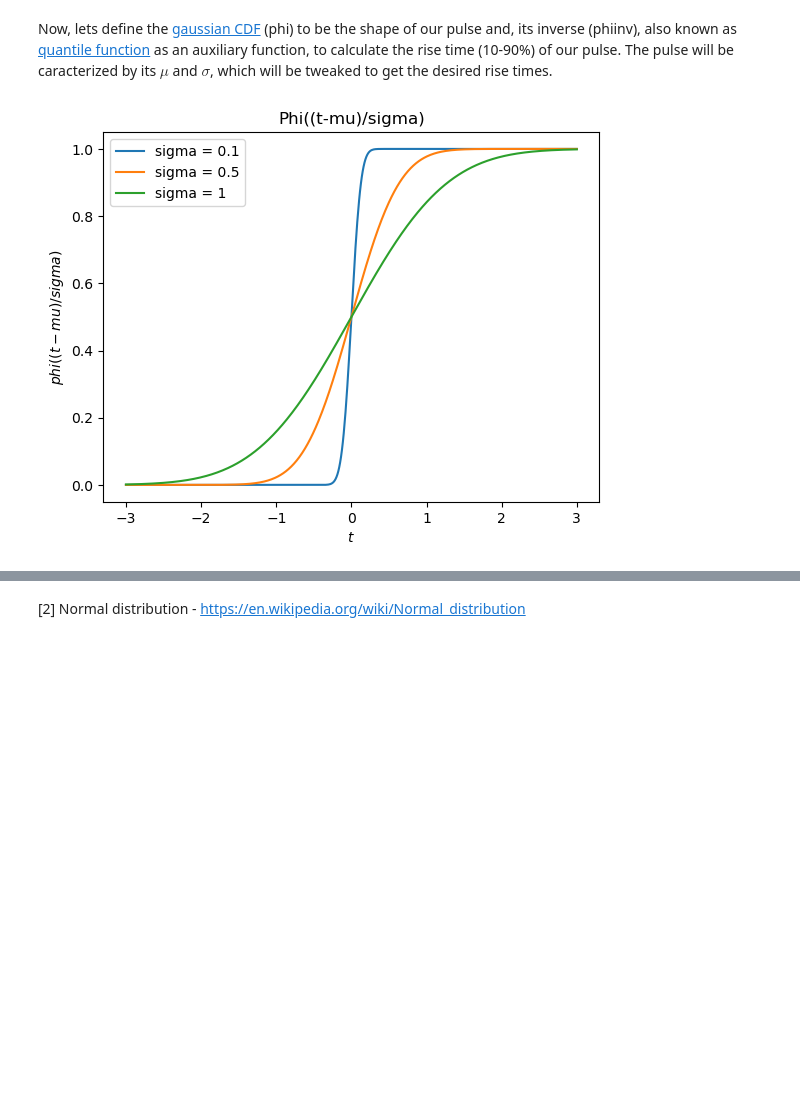
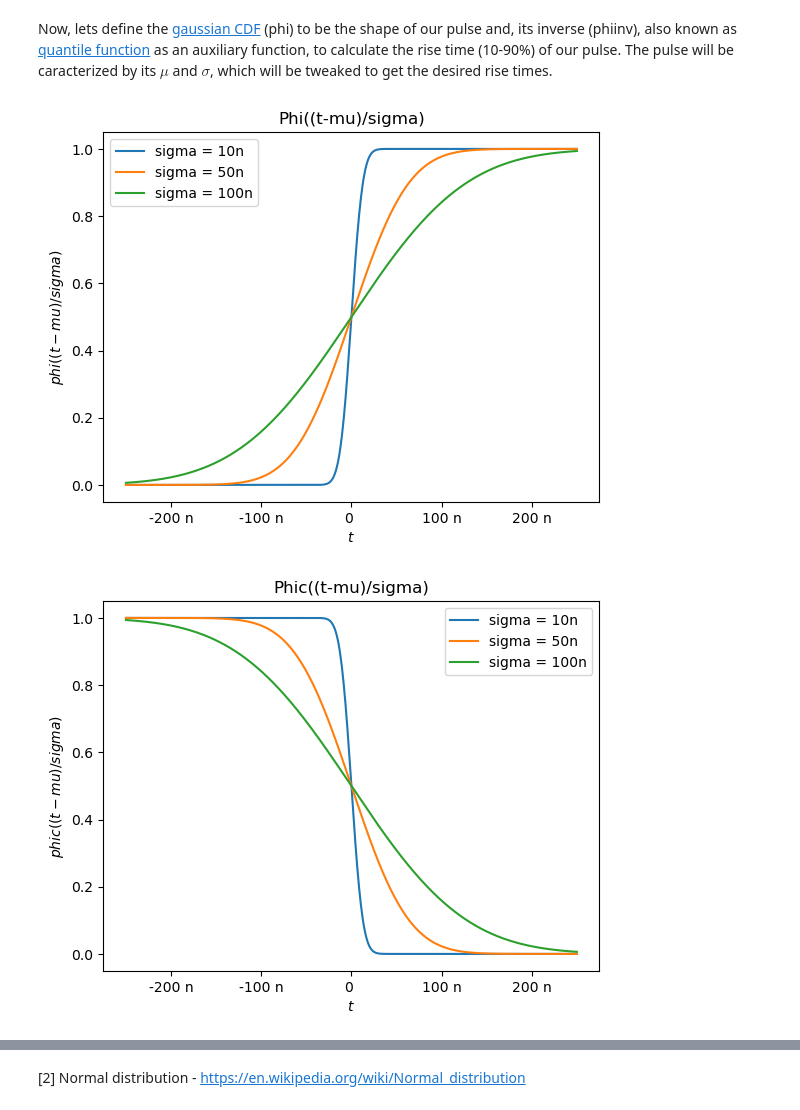
Before and after one commit to krgouveia/pulse_analysis, a Jupyter notebook: pulse analysis.ipynb, the cells around one changed output, grey strips where cells are left out. Saved outputs shown, nothing was run; the diff lists cells and outputs as text; code cells hidden in the pictures; blank space fills up the shorter version.

```diff
--- a/pulse analysis.ipynb
+++ b/pulse analysis.ipynb
@@ -25,6 +25,13 @@ plt.ylabel('$erf(t)$')
 plt.title('Erf(t)')
 plt.show()
 
+t = np.linspace(-3, 3)
+plt.plot(t, special.erfc(t)-1) # it needed to - 1 to keep the simetry
+plt.xlabel('$t$')
+plt.ylabel('$erfc(t)$')
+plt.title('Erfc(t)')
+plt.show()
+
 v = np.linspace(-1, 1)
 plt.plot(v, special.erfinv(v))
 plt.xlabel('$v$')
@@ -39,25 +47,74 @@ Now, lets define the [gaussian CDF](https://en.wikipedia.org/wiki/Normal_distrib
 # %%
 # using the erf to define the gaussian CDF
 def phi(t, mu, sigma):
     return 1/2 * (1 + special.erf((t - mu)/(sigma * np.sqrt(2))))
 
-t = np.linspace(-3, 3, num = 500)
+# using the erfc to define the gaussian CDFc
+def phic(t, mu, sigma):
+    return 1/2 * (special.erfc((t - mu)/(sigma * np.sqrt(2))))# it needed to - 1 to keep the simetry
+
+t = np.linspace(-250 *10**(-9), 250 *10**(-9), num = 500)
 mu = 0
-sigma = 0.1
-sigma2 = 0.5
-sigma3 = 1
+sigma = 10 * 10**(-9)
+sigma2 = 50 * 10**(-9)
+sigma3 = 100 * 10**(-9)
 
-plt.plot(t, phi(t, mu, sigma), label = 'sigma = 0.1')
-plt.plot(t, phi(t, mu, sigma2), label = 'sigma = 0.5')
-plt.plot(t, phi(t, mu, sigma3), label = 'sigma = 1')
+plt.plot(t, phi(t, mu, sigma), label = 'sigma = 10n')
+plt.plot(t, phi(t, mu, sigma2), label = 'sigma = 50n')
+plt.plot(t, phi(t, mu, sigma3), label = 'sigma = 100n')
 
 plt.xlabel('$t$')
 plt.ylabel('$phi((t-mu)/sigma)$')
 plt.title('Phi((t-mu)/sigma)')
 plt.legend()
+
+##### Define the formatter function for x-axis ticks
+#Courtesy of ChatGPT
+from matplotlib.ticker import FuncFormatter
+def format_x_ticks(value, _):
+    prefixes = ['p', 'n', 'u', 'm', '', 'k', 'M', 'G', 'T']  # Add more prefixes if needed
+    if value == 0:
+        prefix_index = 4
+    else:
+        prefix_index = int(np.floor(np.log10(abs(value)) / 3)) + 4
+    prefix = prefixes[prefix_index]
+    scaled_value = value / 10**((prefix_index - 4) * 3)
+    return f'{scaled_value:g} {prefix}'
+# Apply the formatter to x-axis ticks
+plt.gca().xaxis.set_major_formatter(FuncFormatter(format_x_ticks))
+#####
+
 plt.show()
+
+plt.plot(t, phic(t, mu, sigma), label = 'sigma = 10n')
+plt.plot(t, phic(t, mu, sigma2), label = 'sigma = 50n')
+plt.plot(t, phic(t, mu, sigma3), label = 'sigma = 100n')
+
+plt.xlabel('$t$')
+plt.ylabel('$phic((t-mu)/sigma)$')
+plt.title('Phic((t-mu)/sigma)')
+plt.legend()
+
+##### Define the formatter function for x-axis ticks
+#Courtesy of ChatGPT
+from matplotlib.ticker import FuncFormatter
+def format_x_ticks(value, _):
+    prefixes = ['p', 'n', 'u', 'm', '', 'k', 'M', 'G', 'T']  # Add more prefixes if needed
+    if value == 0:
+        prefix_index = 4
+    else:
+        prefix_index = int(np.floor(np.log10(abs(value)) / 3)) + 4
+    prefix = prefixes[prefix_index]
+    scaled_value = value / 10**((prefix_index - 4) * 3)
+    return f'{scaled_value:g} {prefix}'
+# Apply the formatter to x-axis ticks
+plt.gca().xaxis.set_major_formatter(FuncFormatter(format_x_ticks))
+#####
+
+plt.show()
 # %% [output]
-[figure, old version]
+[figure, new version]
+[figure, added]
 # %%
 # using the erfinv to define the ineverse of the gaussian CDF
 
```
Also changed, not shown: parts of 25 cells of this notebook.
